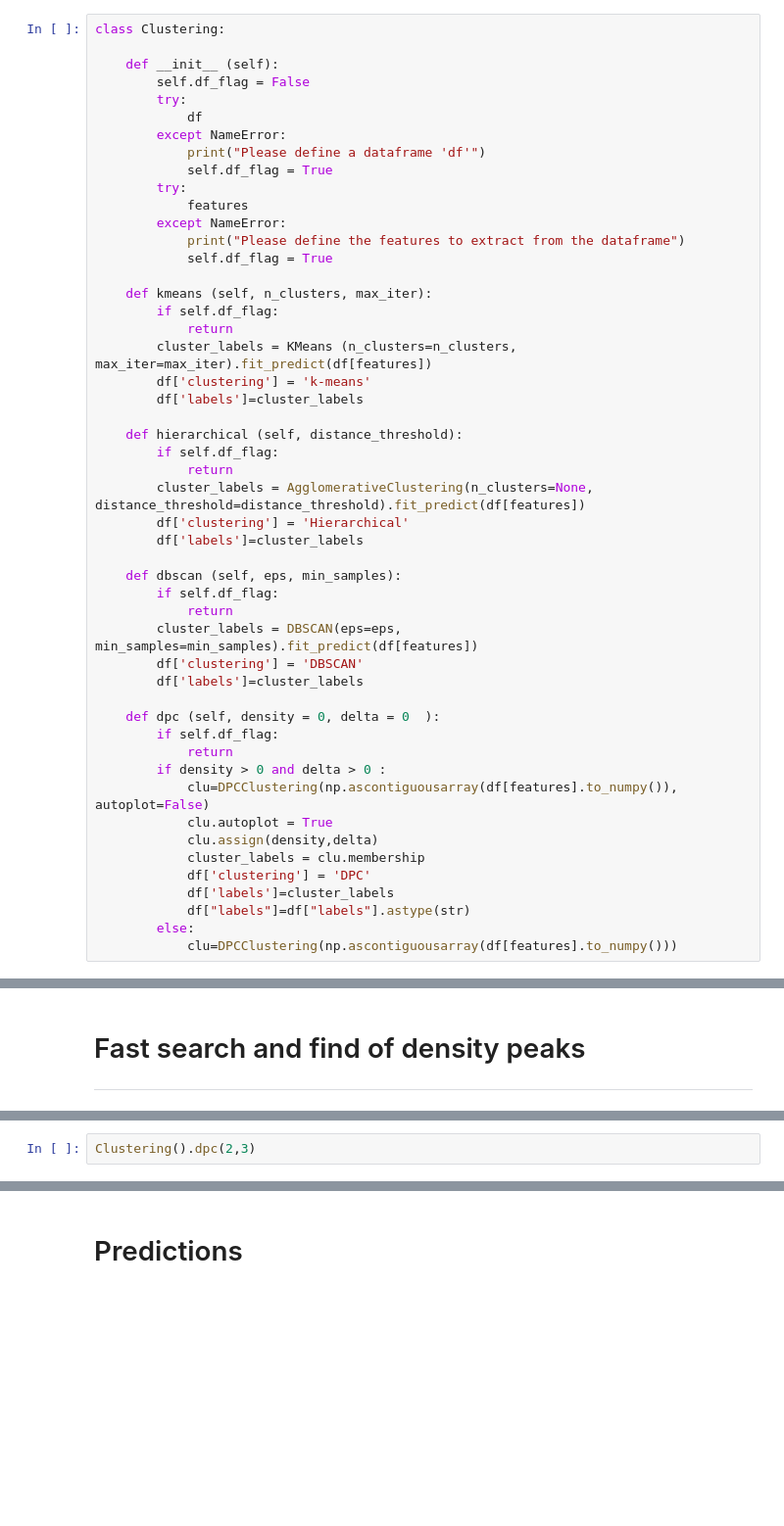
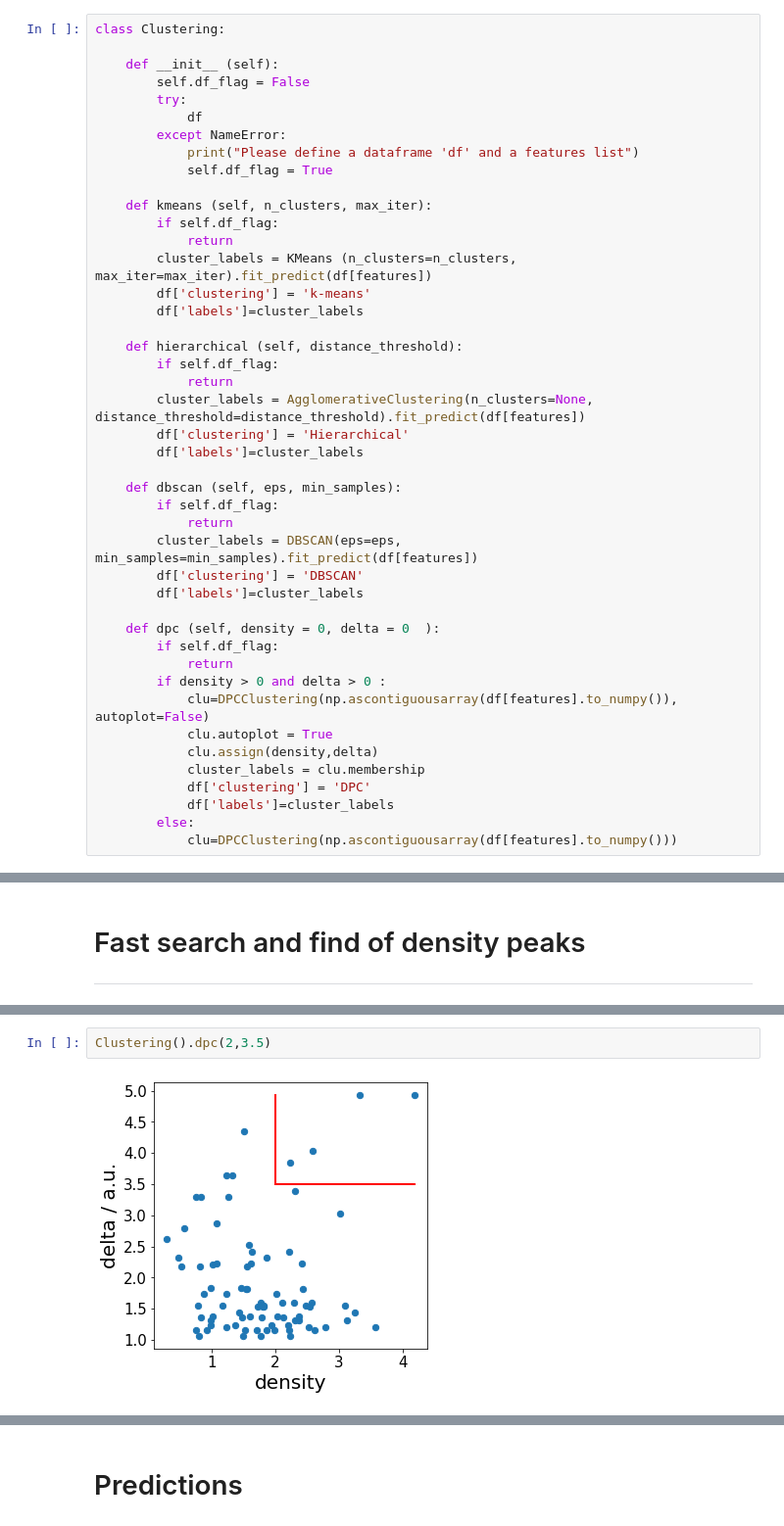
Before and after one commit to luigisbailo/workshop_MPGCQM, a Jupyter notebook: exploratory_analysis/tutorial.ipynb, the cells around one changed output, grey strips where cells are left out. Shown at 98% size. Drawn from its saved outputs; the diff is of its cells as text; blank space fills up the shorter version.

```diff
--- a/exploratory_analysis/tutorial.ipynb
+++ b/exploratory_analysis/tutorial.ipynb
@@ -69,12 +69,7 @@ class Clustering:
         try:
             df
         except NameError:
-            print("Please define a dataframe 'df'")
-            self.df_flag = True
-        try:
-            features
-        except NameError:
-            print("Please define the features to extract from the dataframe")
+            print("Please define a dataframe 'df' and a features list")
             self.df_flag = True
 
     def kmeans (self, n_clusters, max_iter):
@@ -108,6 +103,5 @@ class Clustering:
             cluster_labels = clu.membership
             df['clustering'] = 'DPC'
             df['labels']=cluster_labels
-            df["labels"]=df["labels"].astype(str)
         else:
             clu=DPCClustering(np.ascontiguousarray(df[features].to_numpy()))
@@ -339,4 +380,6 @@ Clustering().dpc()
 # %%
-Clustering().dpc(2,3)
+Clustering().dpc(2,3.5)
+# %% [output]
+[figure, added]
 # %%
 display(box)
```
Also changed, not shown: parts of 32 cells of this notebook.
